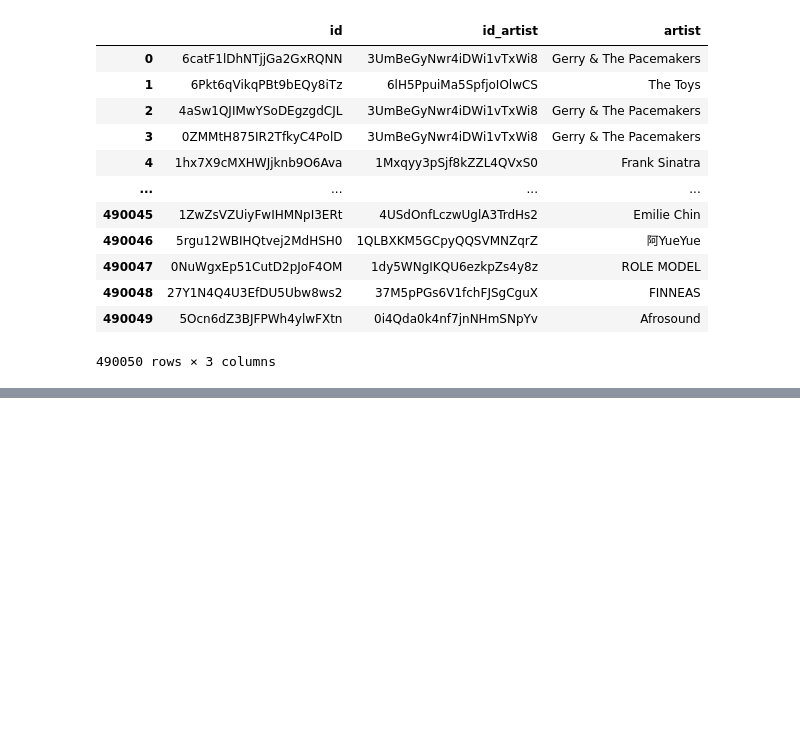
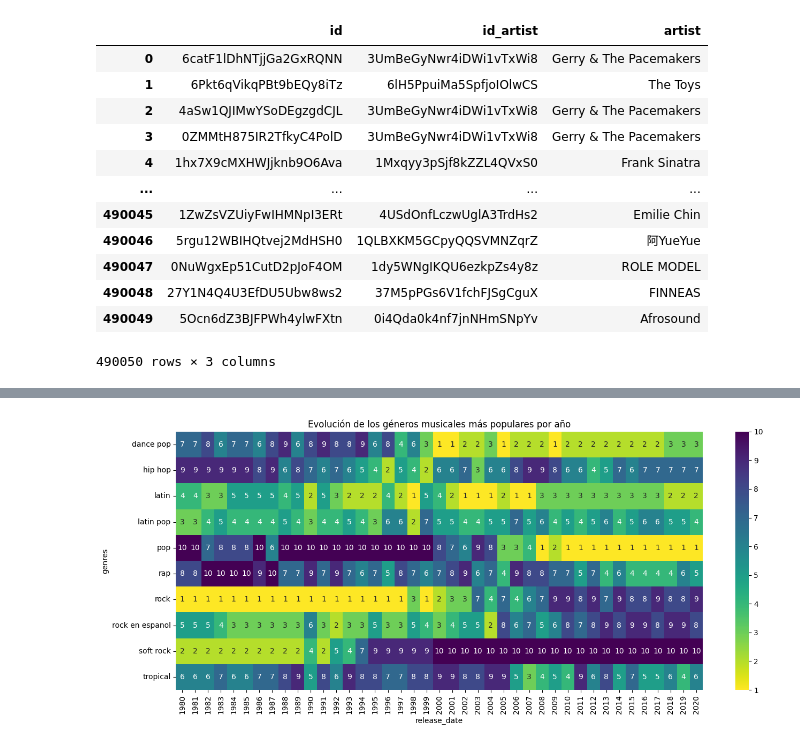
Before and after one commit to gantequera/Tarea, a Jupyter notebook: tarea.ipynb, the cells around one changed output, grey strips where cells are left out. Cells and saved outputs as stored; diff of their text form; code cells hidden in the pictures; blank space fills up the shorter version.

```diff
--- a/tarea.ipynb
+++ b/tarea.ipynb
@@ -256,0 +216,46 @@ plt.show()
+# %%
+top_generos_ano = (
+    tracks_df
+        .assign(genres=tracks_df['genres'].str.split(', '))
+        .explode('genres')
+        .dropna(subset=['genres'])
+        .query('genres != ""')
+        .groupby(['release_date', 'genres'])['popularity']
+        .sum()
+        .reset_index(name='popularity_sum')
+        .sort_values(['release_date', 'popularity_sum'], ascending=[True, False])
+        .groupby('release_date')
+        .head(-1)
+        .reset_index(drop=True))
+
+top_generos_ano = (
+    top_generos_ano[top_generos_ano['genres'].isin(
+        list(top_generos_ano
+                .groupby('genres')['popularity_sum']
+                .sum()
+                .sort_values(ascending=False)
+                .head(10)
+                .index))])
+
+for ano in top_generos_ano['release_date'].unique():
+    generos = list(
+                top_generos_ano[top_generos_ano['release_date'] == ano]
+                    .sort_values('popularity_sum', ascending=True)['genres'])
+    for i in range(len(generos)):
+        mask = (top_generos_ano['release_date'] == ano) & (top_generos_ano['genres'] == generos[i])
+        top_generos_ano.loc[mask, 'popularity_sum'] = len(generos) - i
+
+top_generos_ano.rename(columns={'popularity_sum': 'ranking'}, inplace=True)
+top_generos_ano = top_generos_ano.reset_index(drop=True)
+
+plt.figure(figsize=(14, 6))
+heatmap_data = top_generos_ano.pivot_table(
+    index='genres', columns='release_date', values='ranking', fill_value=0
+)
+
+sns.heatmap(heatmap_data, annot=True, cmap='viridis_r')
+plt.title('Evolución de los géneros musicales más populares por año')
+plt.tight_layout()
+plt.show()
+# %% [output]
+[figure, added]
```
Also changed, not shown: parts of 2 cells of this notebook, 2 other files.
